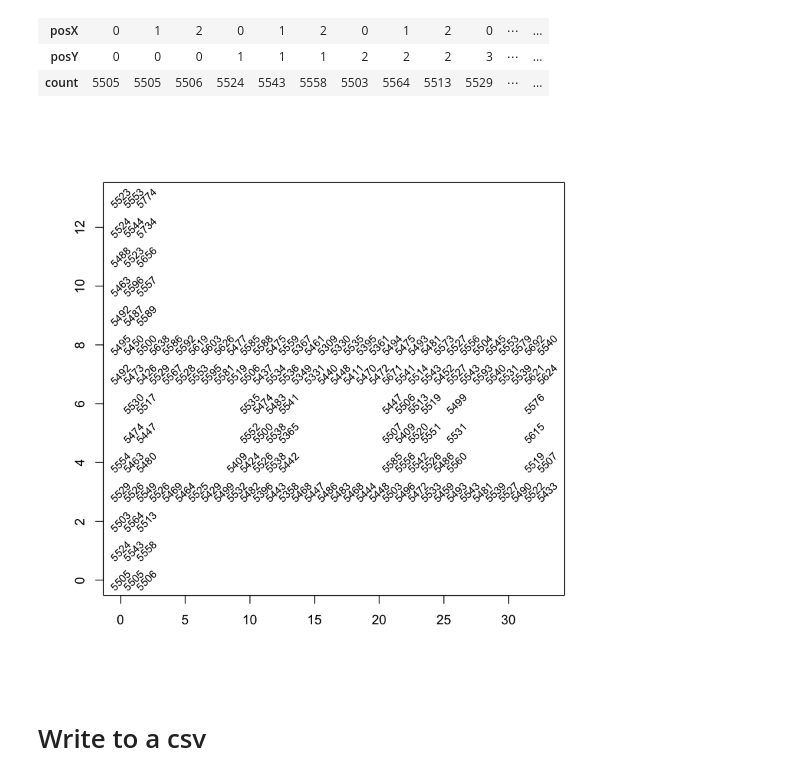
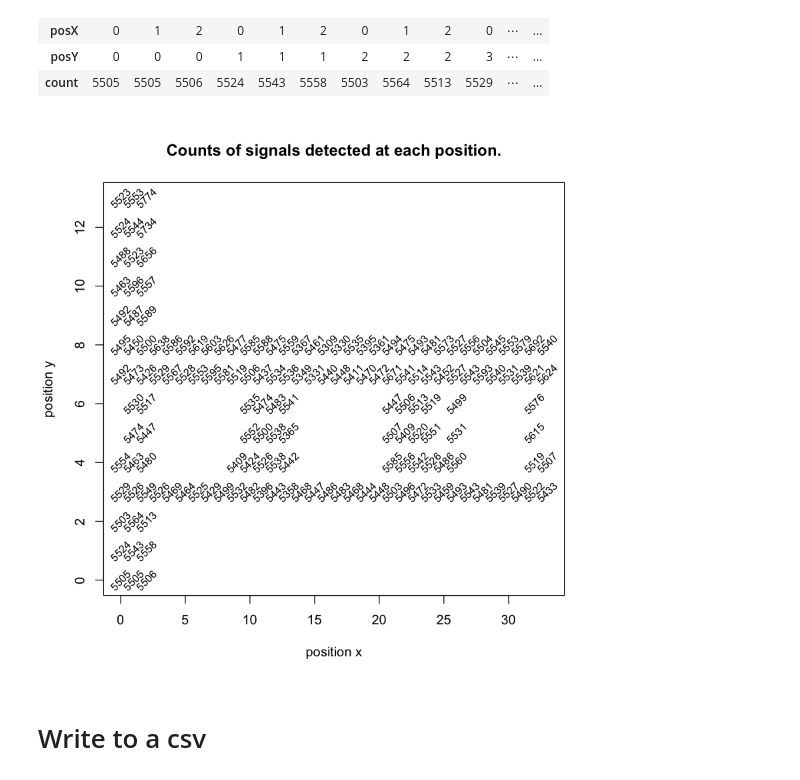
Before and after one commit to kjprice/smu-quantifying-the-world, a Jupyter notebook: CaseStudy1/Clean Data (From Book).ipynb, the cells around one changed output. Saved outputs shown, nothing was run; the diff lists cells and outputs as text; code cells hidden in the pictures.

```diff
--- a/CaseStudy1/Clean Data (From Book).ipynb
+++ b/CaseStudy1/Clean Data (From Book).ipynb
@@ -397,10 +398,10 @@ head(locCounts)
 # %%
 # Visualize the locations with tgeir counts
 locCounts = t(locCounts)
-plot(locCounts, type = "n", xlab = "", ylab = "")
+plot(locCounts, main = "Counts of signals detected at each position.", type = "n", xlab = "position x", ylab = "position y",)
 text(locCounts, labels = locCounts[,3], cex = .8, srt = 45)
 # %% [output]
-[figure, old version]
+[figure, new version]
 # %% [markdown]
 # Write to a csv
 # %%
```
Also changed, not shown: parts of 2 cells of this notebook, 1 other file.
